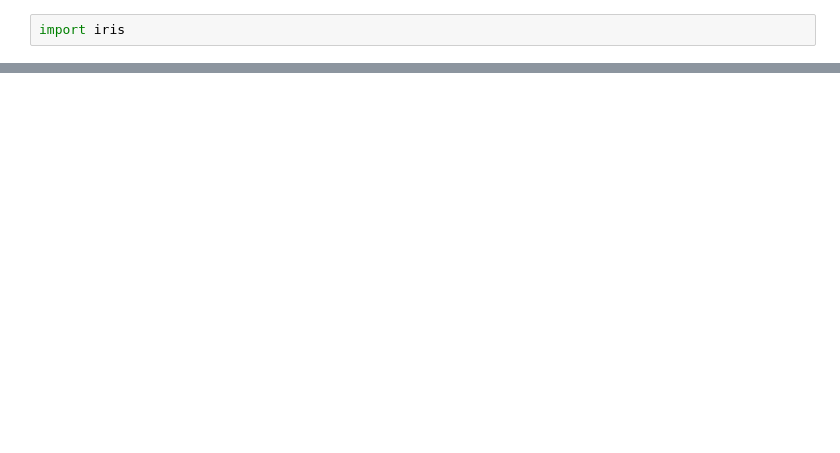
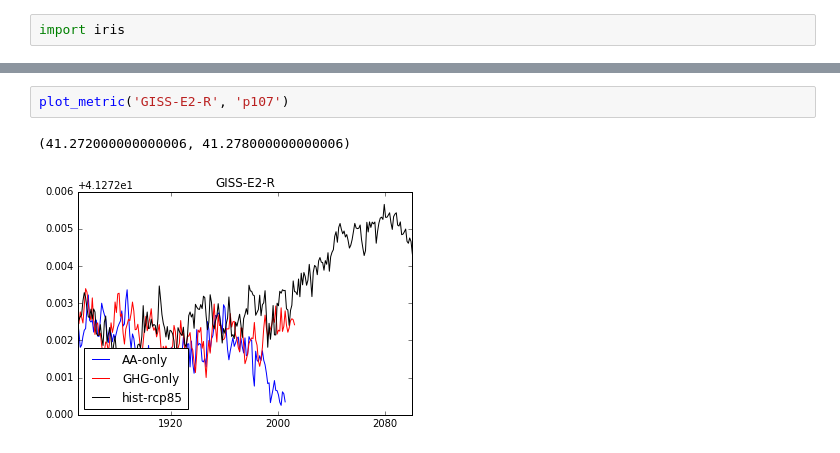
Before and after one commit to DamienIrving/ocean-analysis, a Jupyter notebook: development/volume_area_fractions.ipynb, the cells around one changed output, grey strips where cells are left out. Cells and saved outputs as stored; diff of their text form; blank space fills up the shorter version.

```diff
--- a/development/volume_area_fractions.ipynb
+++ b/development/volume_area_fractions.ipynb
@@ -53,0 +98,5 @@ def hemispheric_comparison(variable, model):
+# %%
+plot_metric('GISS-E2-R', 'p107')
+# %% [output]
+(41.272000000000006, 41.278000000000006)
+[figure, added]
```
Also changed, not shown: parts of 20 cells of this notebook.
